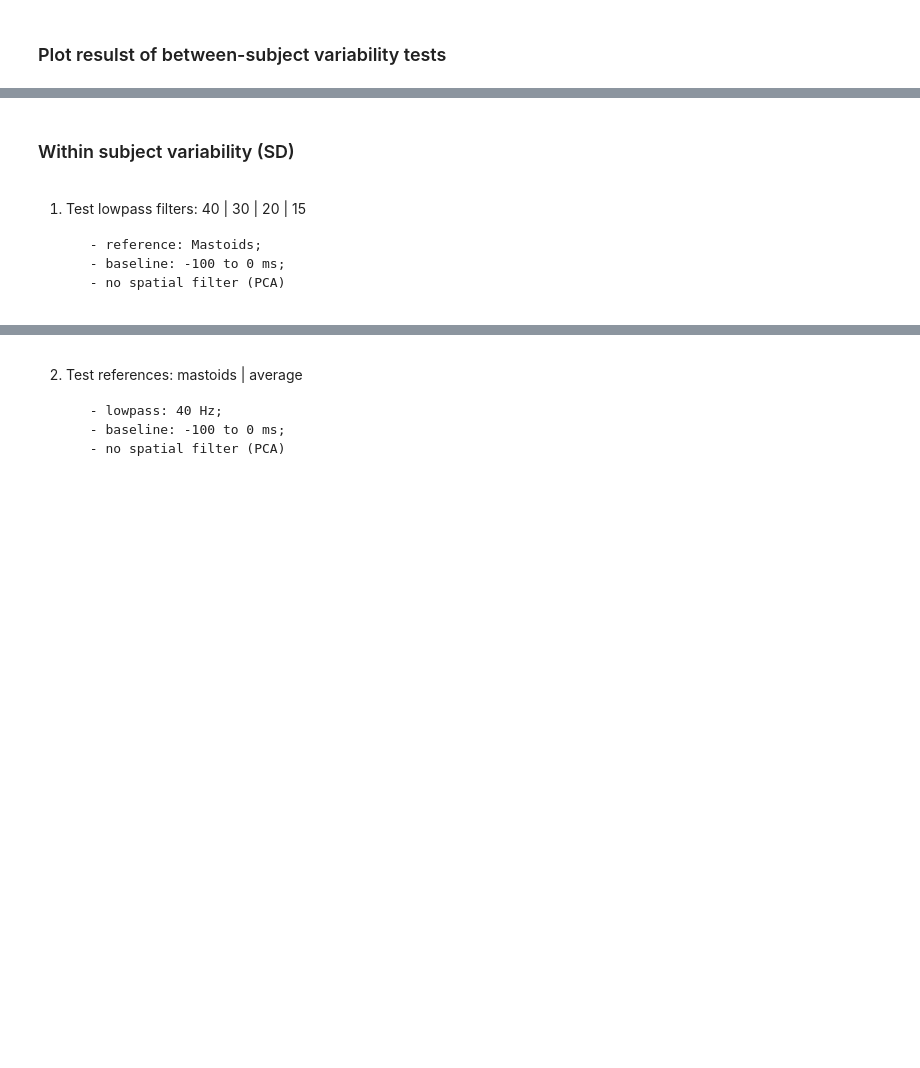
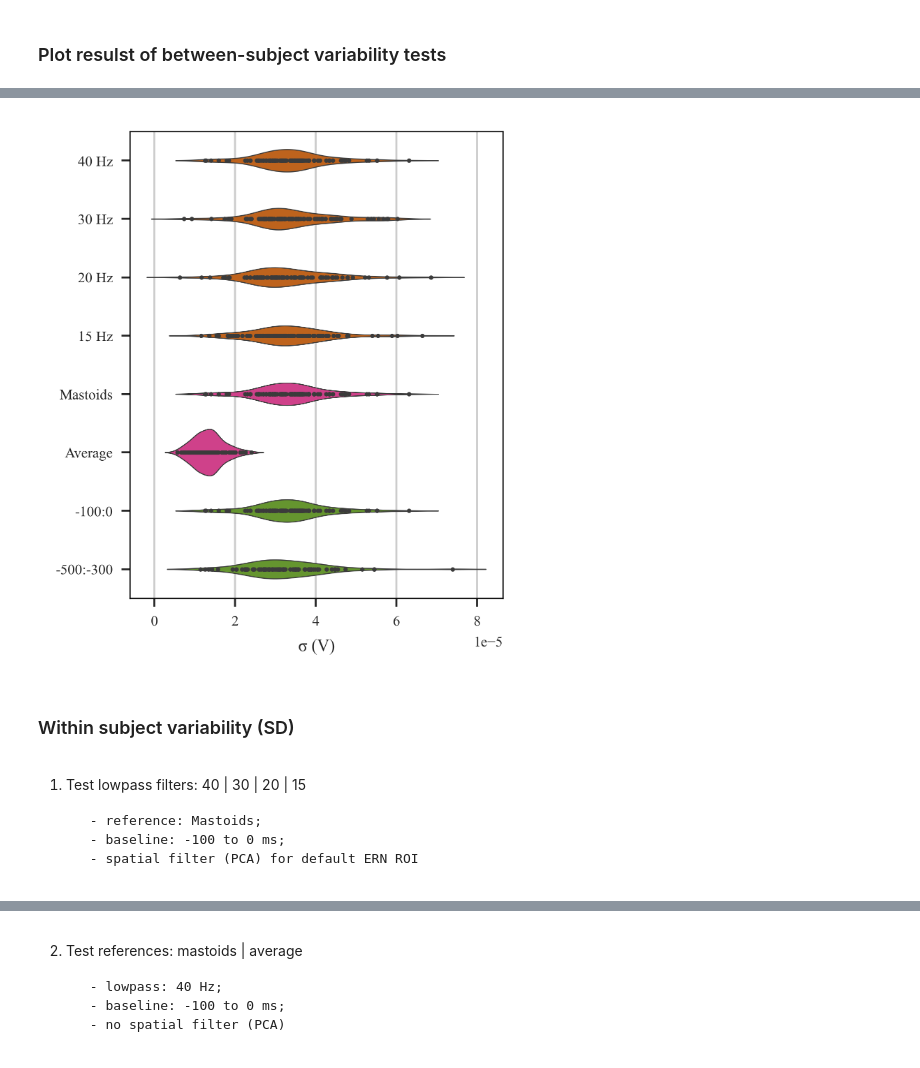
Before and after one commit to abelowska/erroneurous, a Jupyter notebook: notebooks/variability_results.ipynb, the cells around one changed output, grey strips where cells are left out. Cells and saved outputs as stored; diff of their text form; code cells hidden in the pictures; blank space fills up the shorter version.

```diff
--- a/notebooks/variability_results.ipynb
+++ b/notebooks/variability_results.ipynb
@@ -849,3 +730,69 @@ ax.figure.savefig(f"../public_data/figures/variability_supplementary_choices/bet
+# %%
+cm = 1/2.54
+dpi = 500
+
+sns.set_style("whitegrid")
+
+plt.rcParams['figure.dpi'] = dpi
+plt.rcParams['figure.figsize'] = [7*cm,9*cm]
+plt.rcParams["font.family"] = "Times New Roman"
+plt.rcParams['ytick.labelsize'] = 6
+plt.rcParams['xtick.labelsize'] = 6
+plt.rcParams['axes.labelsize'] = 7
+plt.rcParams["axes.edgecolor"] = ".15"
+plt.rcParams["axes.linewidth"]  = 0.5
+
+
+plt.ticklabel_format(style='sci', axis='x', scilimits=(-2,2))
+plt.tick_params(axis='both', which='major', bottom=True, left = True)
+
+pal = sns.color_palette('Dark2')
+colors = [
+    pal.as_hex()[1],
+    pal.as_hex()[1],
+    pal.as_hex()[1],
+    pal.as_hex()[1],
+    pal.as_hex()[3],
+    pal.as_hex()[3],
+    # pal.as_hex()[2],
+    # pal.as_hex()[2],
+    # pal.as_hex()[4],
+    # pal.as_hex()[4],
+    # pal.as_hex()[4],
+    # pal.as_hex()[4],
+    # pal.as_hex()[4],
+    pal.as_hex()[4],
+    pal.as_hex()[4],
+]
+
+
+ax = sns.violinplot(
+    x = 'values',
+    y = 'pipeline',
+    data = within_df,
+    orient='h',
+    inner="point",
+    cut=2,
+    # scale='count',
+    linewidth=0.4,
+    palette=colors,
+)
+
+plt.legend([],[], frameon=False)
+
+ax.spines['bottom'].set_color('black')
+ax.spines['top'].set_color('black')
+ax.spines['right'].set_color('black')
+ax.spines['left'].set_color('black')
+
+ax.set_xlabel("$\mathregular{\sigma}$ (V)")
+ax.set_ylabel('')
+
+plt.show()
+
+ax.figure.savefig(f"../public_data/figures/variability_supplementary_choices/within_subject_{condition}_dpi_{dpi}_supplementary.png",  bbox_inches='tight')
+# %% [output]
+[figure, added]
 # %% [markdown]
 ### Within subject variability (SD)
 # %%
@@ -875,6 +822,6 @@ roi = [
 
         - reference: Mastoids;
         - baseline: -100 to 0 ms;
-        - no spatial filter (PCA)
+        - spatial filter (PCA) for default ERN ROI
 # %%
 for cutoff in [40, 30, 20, 15]:
```
Also changed, not shown: parts of 27 cells of this notebook, 13 other files.
